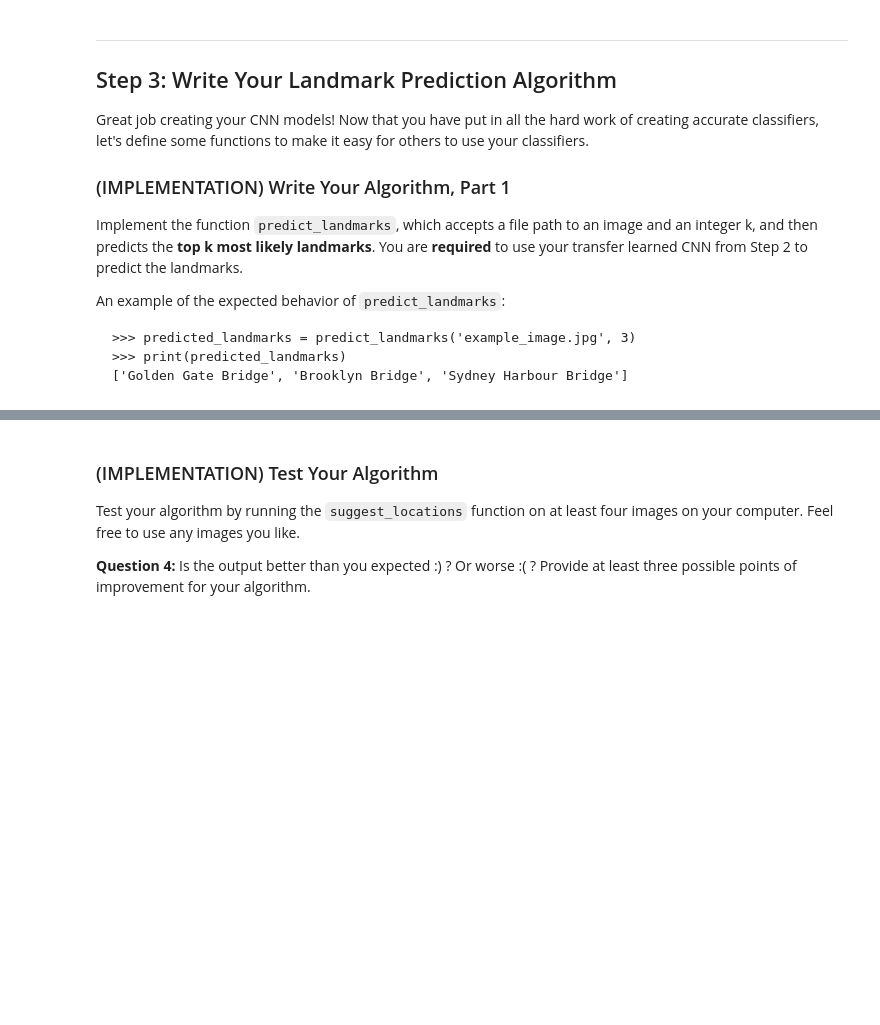
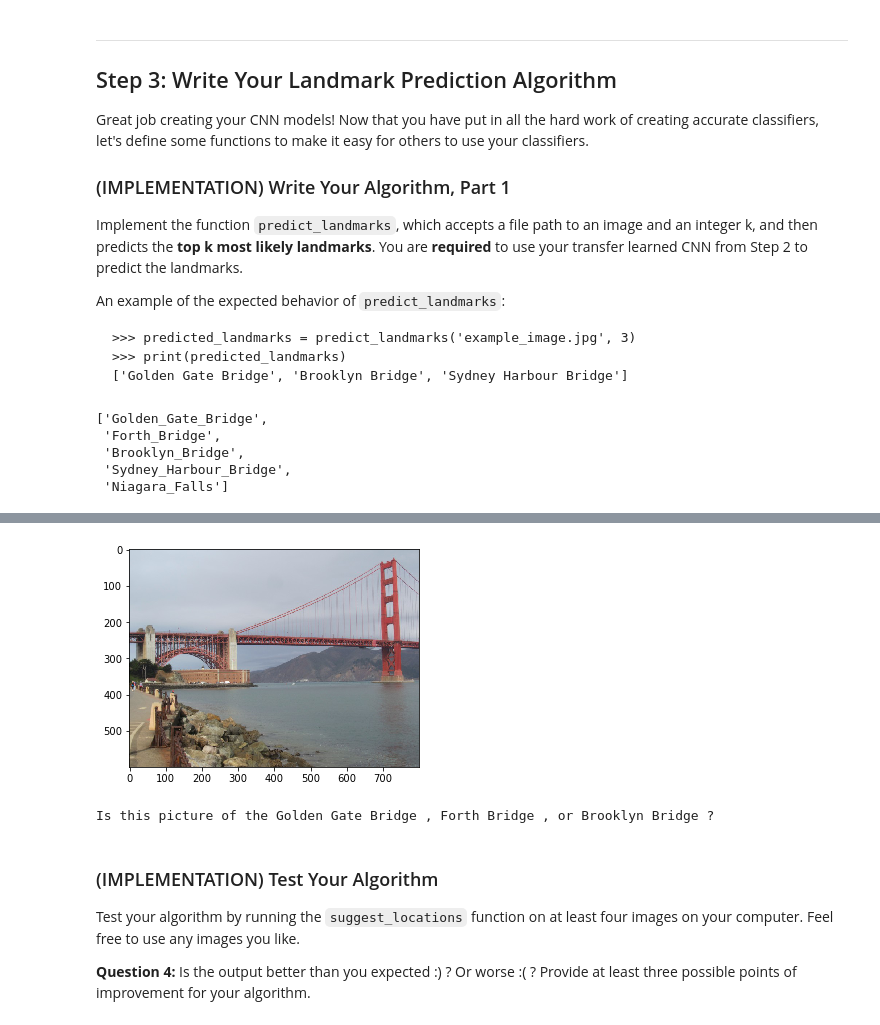
Before and after one commit to erichuiwong/deep-learning, a Jupyter notebook: landmark-classifier/landmark_project/landmark.ipynb, the cells around one changed output, grey strips where cells are left out. Drawn from its saved outputs; the diff is of its cells as text; code cells hidden in the pictures; blank space fills up the shorter version.

Commit message:
finish landmark project

````diff
--- a/landmark-classifier/landmark_project/landmark.ipynb
+++ b/landmark-classifier/landmark_project/landmark.ipynb
@@ -601,6 +556,7 @@ An example of the expected behavior of `predict_landmarks`:
 ['Golden Gate Bridge', 'Brooklyn Bridge', 'Sydney Harbour Bridge']
 ```
 # %%
+from locale import normalize
 import cv2
 from PIL import Image
 
@@ -609,11 +565,43 @@ from PIL import Image
 
 def predict_landmarks(img_path, k):
     ## TODO: return the names of the top k landmarks predicted by the transfer learned CNN
+    with Image.open(img_path) as image:
+        top_k_classes = []
 
+        model_transfer.eval()
 
+        transform = transforms.Compose([
+            transforms.RandomResizedCrop(224),
+            transforms.ToTensor(),
+        ])
+
+        image = transform(image)
+        image.unsqueeze_(0)
+
+        if use_cuda:
+            image = image.cuda()
+        if use_mps:
+            image = image.to('mps')
+
+        with torch.no_grad():
+            output = model_transfer(image)
+            vals, idxs = output.topk(k)
+
+            for i in idxs[0].tolist():
+                top_k_classes.append(train_data.classes[i].split('.')[1])
+
+        return top_k_classes
+
+model_transfer.load_state_dict(torch.load('model_transfer.pt'))
 
 # test on a sample image
 predict_landmarks('images/test/09.Golden_Gate_Bridge/190f3bae17c32c37.jpg', 5)
+# %% [output]
+['Golden_Gate_Bridge',
+ 'Forth_Bridge',
+ 'Brooklyn_Bridge',
+ 'Sydney_Harbour_Bridge',
+ 'Niagara_Falls']
 # %% [markdown]
 ### (IMPLEMENTATION) Write Your Algorithm, Part 2
 
@@ -622,17 +610,24 @@ In the code cell below, implement the function `suggest_locations`, which accept
 Some sample output for `suggest_locations` is provided below, but feel free to design your own user experience!
 ![](images/sample_landmark_output.png)
 # %%
+def pretty_print(landmark):
+    return landmark.strip().replace("_", " ")
+
 def suggest_locations(img_path):
     # get landmark predictions
     predicted_landmarks = predict_landmarks(img_path, 3)
 
     ## TODO: display image and display landmark predictions
-
-
-
+    image = Image.open(img_path)
+    plt.imshow(image)
+    plt.show()
+    print('Is this picture of the', pretty_print(predicted_landmarks[0]), ',', pretty_print(predicted_landmarks[1]), ', or', pretty_print(predicted_landmarks[2]), '?')
 
 # test on a sample image
 suggest_locations('images/test/09.Golden_Gate_Bridge/190f3bae17c32c37.jpg')
+# %% [output]
+[figure, added]
+Is this picture of the Golden Gate Bridge , Forth Bridge , or Brooklyn Bridge ?
 # %% [markdown]
 ### (IMPLEMENTATION) Test Your Algorithm
 
````
Also changed, not shown: parts of 18 cells of this notebook.
